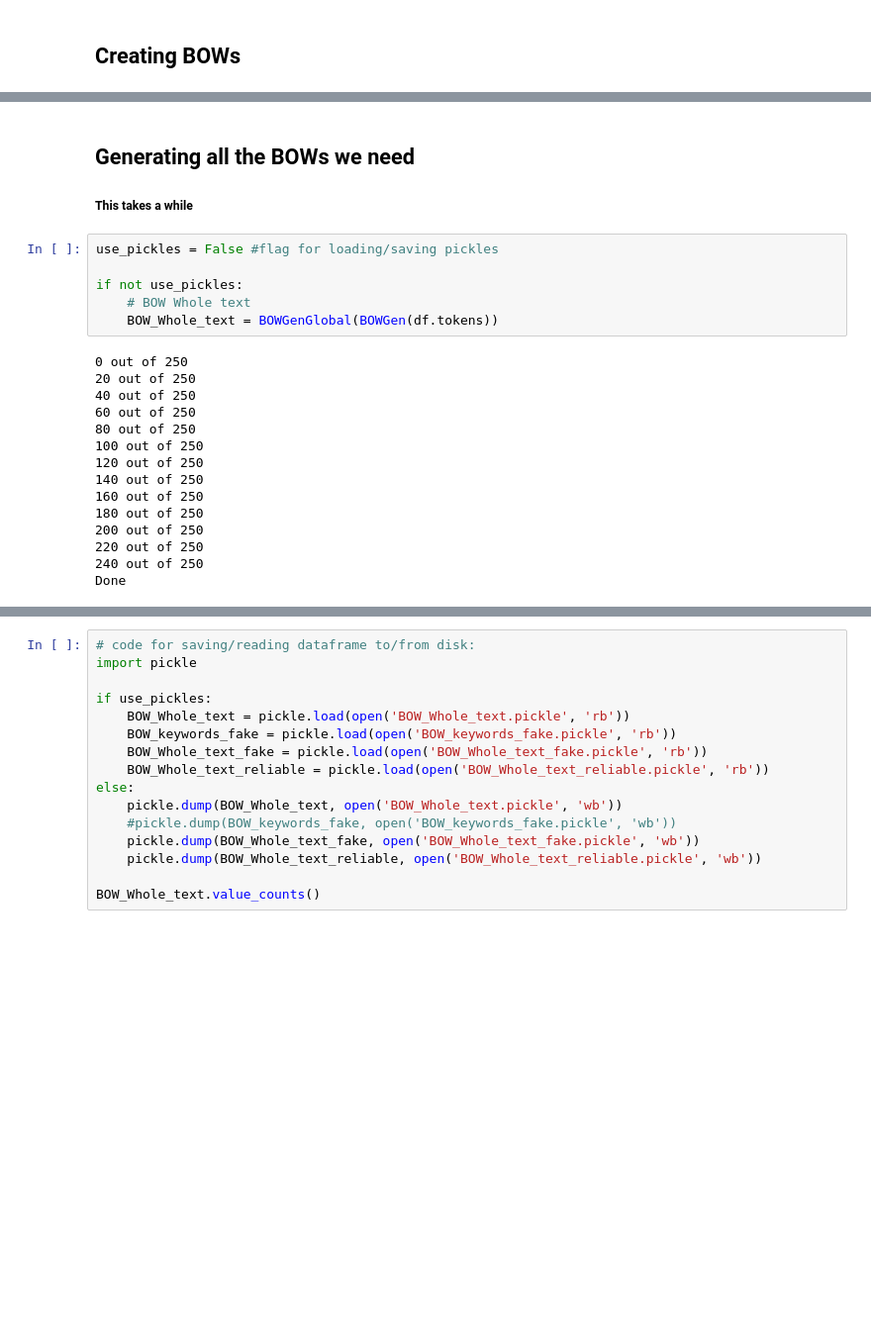
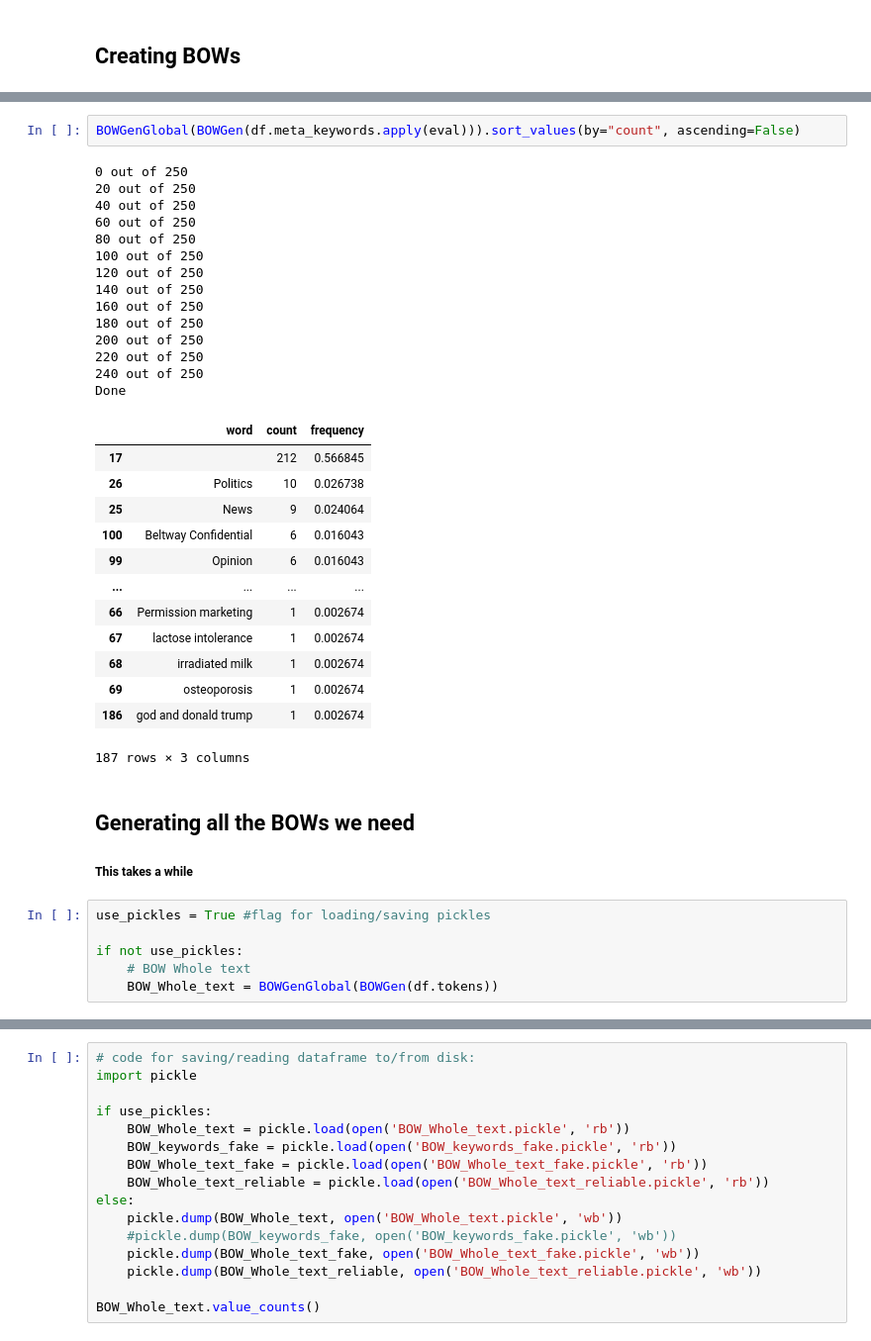
Before and after one commit to olekkr/Milestone01_DS22, a Jupyter notebook: Milestone01_DS22.ipynb, the cells around one changed output, grey strips where cells are left out. Shown at 99% size. Drawn from its saved outputs; the diff is of its cells as text; blank space fills up the shorter version.

```diff
--- a/Milestone01_DS22.ipynb
+++ b/Milestone01_DS22.ipynb
@@ -249,28 +264,43 @@ Done
 | 39 | of | 155 | 0.049839 |
 | 1 | to | 112 | 0.036013 |
 | 109 | in | 105 | 0.033762 |
+# %%
+BOWGenGlobal(BOWGen(df.meta_keywords.apply(eval))).sort_values(by="count", ascending=False)
+# %% [output]
+0 out of 250
+20 out of 250
+40 out of 250
+60 out of 250
+80 out of 250
+100 out of 250
+120 out of 250
+140 out of 250
+160 out of 250
+180 out of 250
+200 out of 250
+220 out of 250
+240 out of 250
+Done
+|  | word | count | frequency |
+| 17 |  | 212 | 0.566845 |
+| 26 | Politics | 10 | 0.026738 |
+| 25 | News | 9 | 0.024064 |
+| 100 | Beltway Confidential | 6 | 0.016043 |
+| 99 | Opinion | 6 | 0.016043 |
+| ... | ... | ... | ... |
+| 66 | Permission marketing | 1 | 0.002674 |
+| 67 | lactose intolerance | 1 | 0.002674 |
+| 68 | irradiated milk | 1 | 0.002674 |
+| 69 | osteoporosis | 1 | 0.002674 |
+| 186 | god and donald trump | 1 | 0.002674 |
+187 rows × 3 columns
 # %% [markdown]
 ## Generating all the BOWs we need
 ##### This takes a while
 # %%
-use_pickles = False #flag for loading/saving pickles
+use_pickles = True #flag for loading/saving pickles
 
 if not use_pickles:
     # BOW Whole text
     BOW_Whole_text = BOWGenGlobal(BOWGen(df.tokens))
-# %% [output]
-0 out of 250
-20 out of 250
-40 out of 250
-60 out of 250
-80 out of 250
-100 out of 250
-120 out of 250
-140 out of 250
-160 out of 250
-180 out of 250
-200 out of 250
-220 out of 250
-240 out of 250
-Done
 # %%
```
Also changed, not shown: parts of 12 cells of this notebook, 2 other files.
